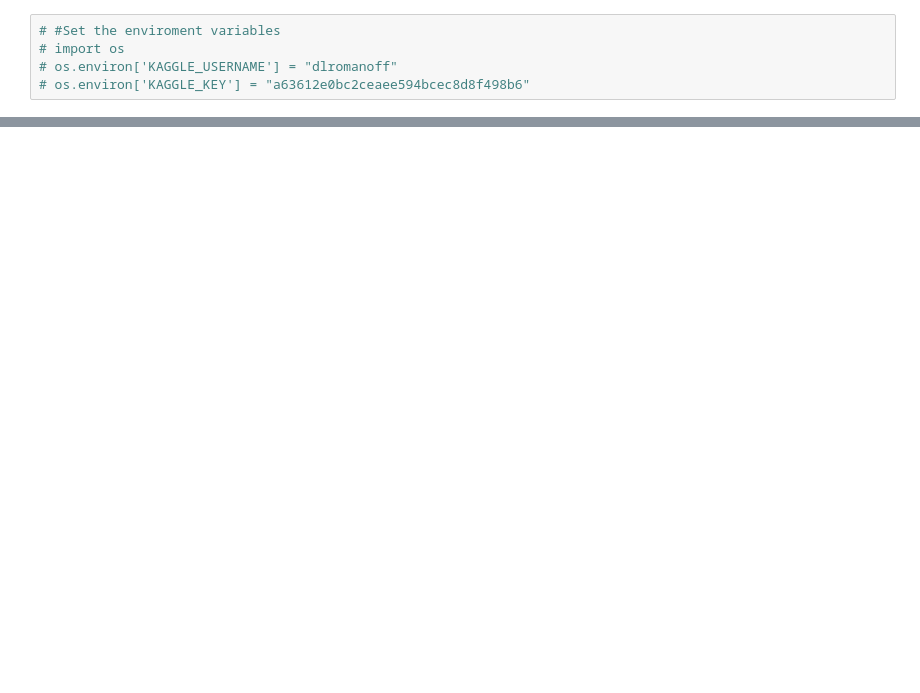
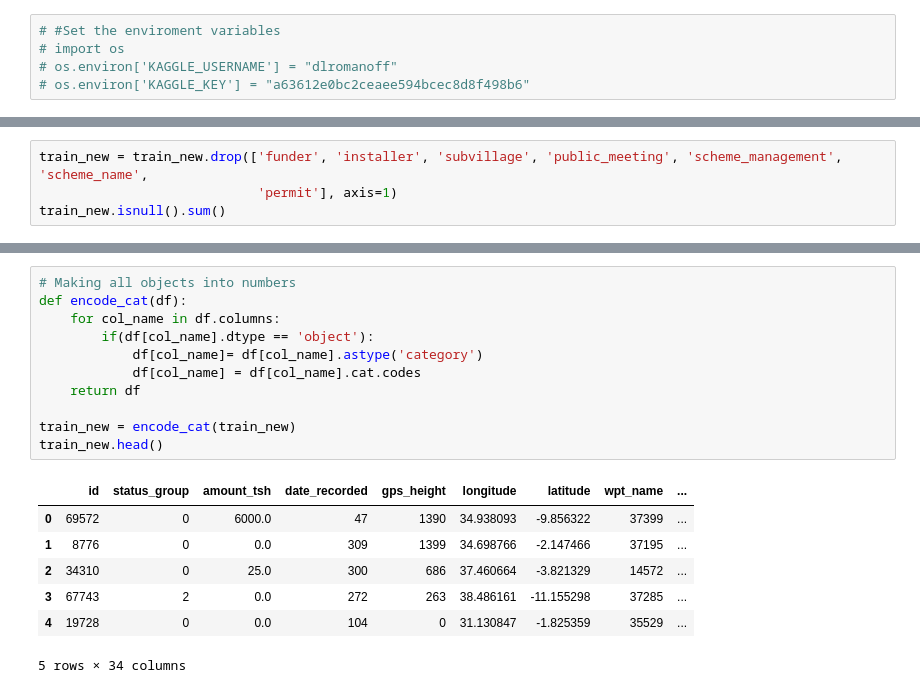
Before and after one commit to DanielleRomanoff/DS-Unit-2-Project-Week, a Jupyter notebook: DS-Unit-2-Project-Week.ipynb, the cells around one changed output, grey strips where cells are left out. Saved outputs shown, nothing was run; the diff lists cells and outputs as text; blank space fills up the shorter version.

```diff
--- a/DS-Unit-2-Project-Week.ipynb
+++ b/DS-Unit-2-Project-Week.ipynb
@@ -25,0 +75,4 @@ FileNotFoundError: File b'train_features' does not exist
+# %%
+train_new = train_new.drop(['funder', 'installer', 'subvillage', 'public_meeting', 'scheme_management', 'scheme_name',
+                            'permit'], axis=1)
+train_new.isnull().sum()
@@ -25,0 +124,19 @@ FileNotFoundError: File b'train_features' does not exist
+# %%
+# Making all objects into numbers
+def encode_cat(df):
+    for col_name in df.columns:
+        if(df[col_name].dtype == 'object'):
+            df[col_name]= df[col_name].astype('category')
+            df[col_name] = df[col_name].cat.codes
+    return df
+
+train_new = encode_cat(train_new)
+train_new.head()
+# %% [output]
+|  | id | status_group | amount_tsh | date_recorded | gps_height | longitude | latitude | wpt_name | ... |
+| 0 | 69572 | 0 | 6000.0 | 47 | 1390 | 34.938093 | -9.856322 | 37399 | ... |
+| 1 | 8776 | 0 | 0.0 | 309 | 1399 | 34.698766 | -2.147466 | 37195 | ... |
+| 2 | 34310 | 0 | 25.0 | 300 | 686 | 37.460664 | -3.821329 | 14572 | ... |
+| 3 | 67743 | 2 | 0.0 | 272 | 263 | 38.486161 | -11.155298 | 37285 | ... |
+| 4 | 19728 | 0 | 0.0 | 104 | 0 | 31.130847 | -1.825359 | 35529 | ... |
+5 rows × 34 columns
```
Also changed, not shown: parts of 18 cells of this notebook.
